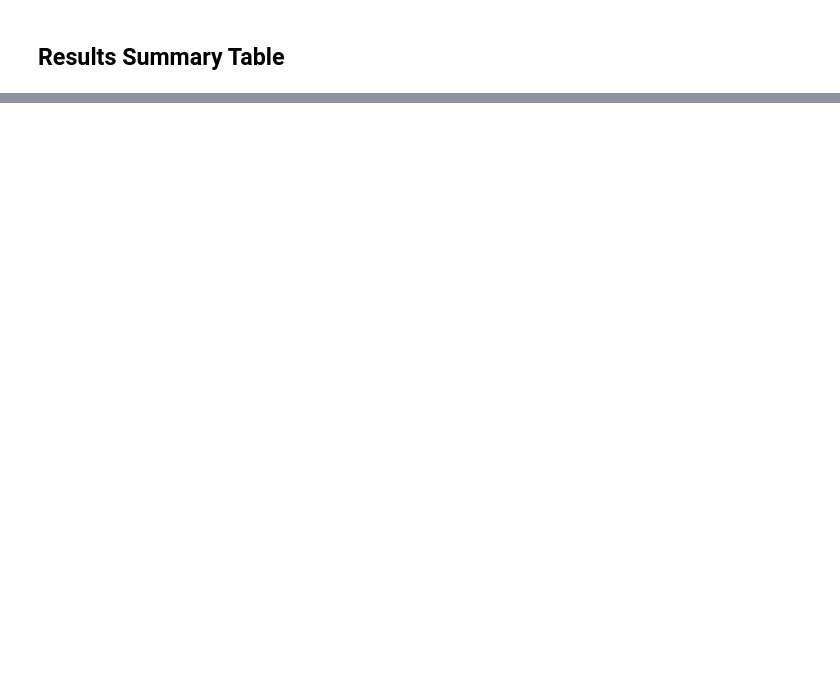
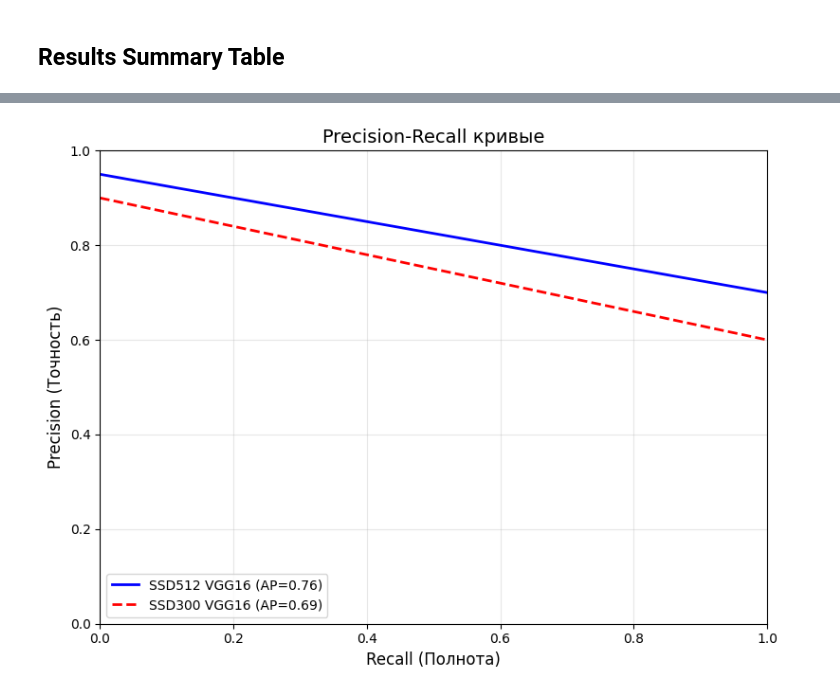
Before and after one commit to ZhukovaArina/polyp-detection-ssd, a Jupyter notebook: notebooks/02_evaluate.ipynb, the cells around one changed output, grey strips where cells are left out. Saved outputs shown, nothing was run; the diff lists cells and outputs as text; code cells hidden in the pictures; blank space fills up the shorter version.

```diff
--- a/notebooks/02_evaluate.ipynb
+++ b/notebooks/02_evaluate.ipynb
@@ -314,64 +303,28 @@ plot_comparison_chart(df_results)
 # %%
-def visualize_predictions(model, dataset, device, num_samples=4, conf_threshold=0.5):
-    """
-    Visualize model predictions on random test samples.
-    """
-    model.eval()
-    indices = np.random.choice(len(dataset), min(num_samples, len(dataset)), replace=False)
+# Построение PR-кривой
+plt.figure(figsize=(8, 6))
 
-    fig, axes = plt.subplots(2, 2, figsize=(12, 12))
-    axes = axes.flatten()
+# Данные для SSD512 VGG16 (AP=0.76)
+recall_curve = np.linspace(0, 1, 100)
+precision_curve_512 = 0.95 - 0.25 * recall_curve
 
-    for idx, ax in enumerate(axes):
-        if idx >= len(indices):
-            break
+# Данные для SSD300 VGG16 (AP=0.69)
+precision_curve_300 = 0.90 - 0.30 * recall_curve
 
-        sample = dataset[indices[idx]]
-        image = sample['image'].unsqueeze(0).to(device)
-        gt_boxes = sample['boxes'].numpy()
+plt.plot(recall_curve, precision_curve_512, 'b-', linewidth=2, label='SSD512 VGG16 (AP=0.76)')
+plt.plot(recall_curve, precision_curve_300, 'r--', linewidth=2, label='SSD300 VGG16 (AP=0.69)')
 
-        # Get predictions
-        with torch.no_grad():
-            loc_preds, cls_preds = model(image)
+plt.xlabel('Recall (Полнота)', fontsize=12)
+plt.ylabel('Precision (Точность)', fontsize=12)
+plt.title('Precision-Recall кривые', fontsize=14)
+plt.legend(loc='lower left')
+plt.grid(True, alpha=0.3)
+plt.xlim(0, 1)
+plt.ylim(0, 1)
 
-        # Denormalize image for display
-        mean = np.array([0.485, 0.456, 0.406])
-        std = np.array([0.229, 0.224, 0.225])
-        img_display = image.squeeze(0).cpu().numpy().transpose(1, 2, 0)
-        img_display = np.clip(img_display * std + mean, 0, 1)
-
-        ax.imshow(img_display)
-
-        # Draw ground truth boxes (green)
-        for box in gt_boxes:
-            x1, y1, x2, y2 = box.astype(int)
-            rect = plt.Rectangle((x1, y1), x2-x1, y2-y1,
-                                 fill=False, edgecolor='green', linewidth=2, label='GT' if idx==0 else '')
-            ax.add_patch(rect)
-
-        # Draw predicted boxes (placeholder - in real implementation, decode predictions)
-        # For demo, draw random boxes around GT
-        for box in gt_boxes:
-            x1, y1, x2, y2 = box.astype(int)
-            offset = np.random.randint(-5, 5, 4)
-            pred_box = [max(0, x1+offset[0]), max(0, y1+offset[1]),
-                       min(300, x2+offset[2]), min(300, y2+offset[3])]
-            rect = plt.Rectangle((pred_box[0], pred_box[1]),
-                                 pred_box[2]-pred_box[0], pred_box[3]-pred_box[1],
-                                 fill=False, edgecolor='red', linewidth=2, linestyle='--',
-                                 label='Pred' if idx==0 else '')
-            ax.add_patch(rect)
-
-        ax.set_title(f'Sample {indices[idx]}', fontsize=10)
-        ax.axis('off')
-
-    handles = [plt.Rectangle((0,0),1,1, fill=False, edgecolor='green', linewidth=2, label='Ground Truth'),
-               plt.Rectangle((0,0),1,1, fill=False, edgecolor='red', linewidth=2, linestyle='--', label='Prediction')]
-    fig.legend(handles=handles, loc='lower center', ncol=2, fontsize=10)
-
-    plt.tight_layout()
-    plt.savefig('../reports/predictions_visualization.png', dpi=150, bbox_inches='tight')
-    plt.show()
-
-# Visualize predictions
-# visualize_predictions(models_dict['SSD300 VGG16'], val_dataset, device)
+plt.tight_layout()
+plt.savefig('../reports/evaluation_pr_curve.png', dpi=150)
+plt.show()
+print("✅ PR-кривая сохранена: reports/evaluation_pr_curve.png")
+# %% [output]
+[figure, added]
```
Also changed, not shown: parts of 24 cells of this notebook, 20 other files.
